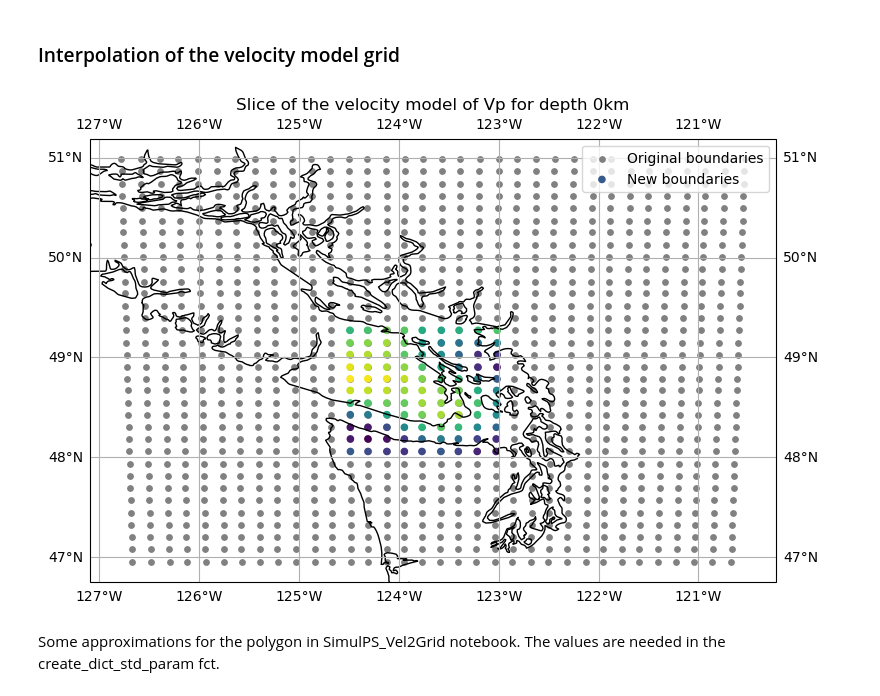
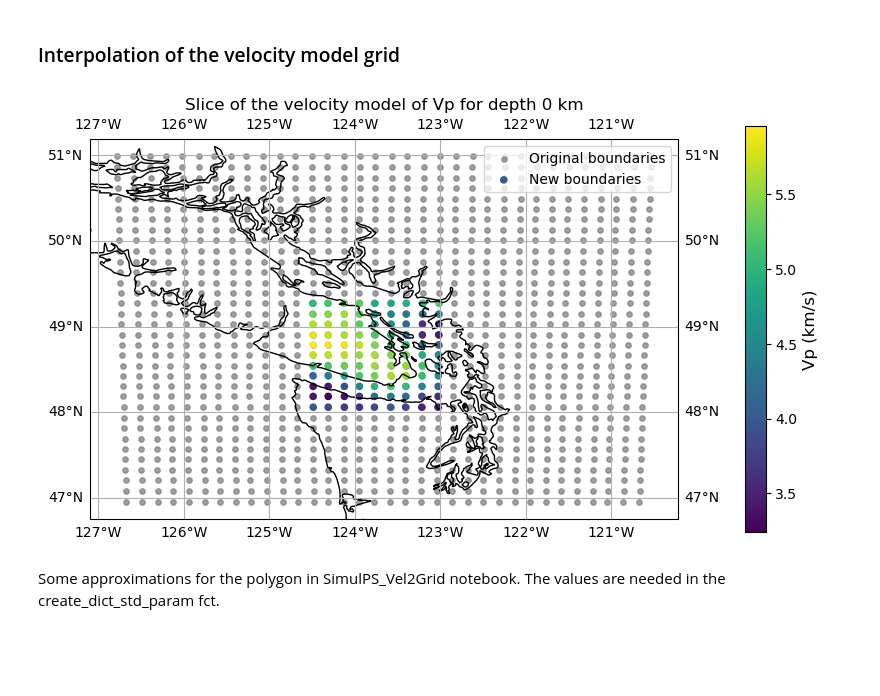
Before and after one commit to papinlois/sw4, a Jupyter notebook: project/NonLinLoc/VelModel_NLLoc.ipynb, the cells around one changed output. Cells and saved outputs as stored; diff of their text form; code cells hidden in the pictures; blank space fills up the shorter version.

```diff
--- a/project/NonLinLoc/VelModel_NLLoc.ipynb
+++ b/project/NonLinLoc/VelModel_NLLoc.ipynb
@@ -204,24 +190,24 @@ The minimum Vs is 1.87 km/s and the maximum is 4.82 km/s.
 # %% [markdown]
 ### Interpolation of the velocity model grid
 # %%
-# Example of a slice interpolation ###make it better but works
-d=0#depth of the slice
+d = 0  # Depth of the slice shown
 plt.figure(figsize=(8, 6))
 ax = plt.axes(projection=ccrs.PlateCarree())
-dslice=velmodel[velmodel['depth']==d]
-plt.scatter(dslice['lon'],dslice['lat'],15,'grey', label="Original boundaries")
-dslice_subset=velmodel_subset[velmodel_subset['depth']==d]
-plt.scatter(dslice_subset['lon'],dslice_subset['lat'],20,dslice_subset['vp'],label="New boundaries")
+dslice = velmodel[velmodel['depth'] == d]
+plt.scatter(dslice['lon'], dslice['lat'], 15, 'grey', label="Original boundaries", alpha=0.75)
+dslice_subset = velmodel_subset[velmodel_subset['depth'] == d]
+sc = plt.scatter(dslice_subset['lon'], dslice_subset['lat'], 20, dslice_subset['vp'], label="New boundaries")
+cbar = plt.colorbar(sc, ax=ax, orientation="vertical", fraction=0.03, pad=0.1)
+cbar.set_label('Vp (km/s)', fontsize=12)
 ax.legend()
 ax.coastlines()
 gl = ax.gridlines(draw_labels=True)
-plt.title(f"Slice of the velocity model of Vp for depth {d}km")
+plt.title(f"Slice of the velocity model of Vp for depth {d} km")
 plt.legend(loc='upper right')
 plt.tight_layout()
-#plt.savefig(base_dir+f'slice_{d}km.png', dpi=300)
 plt.show()
 # %% [output]
-[figure, old version]
+[figure, new version]
 # %% [markdown]
 Some approximations for the polygon in SimulPS_Vel2Grid notebook. The values are needed in the create_dict_std_param fct.
 # %%
```
Also changed, not shown: parts of 14 cells of this notebook, 2 other files.
